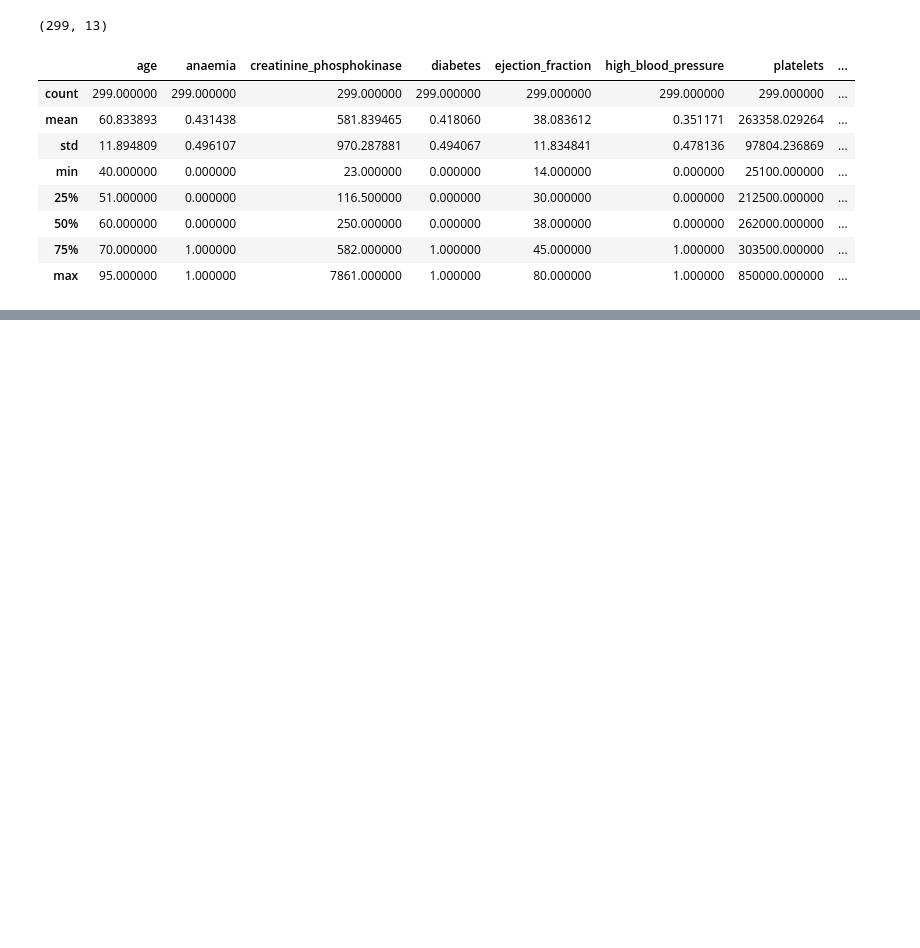
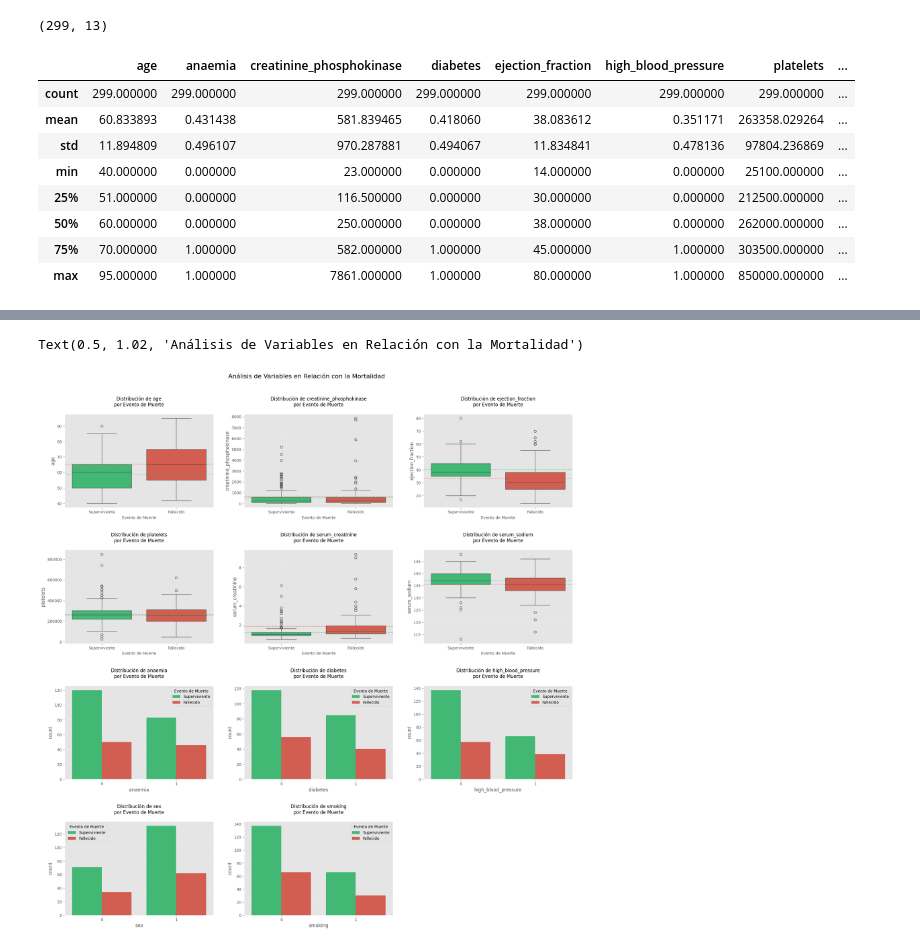
Before and after one commit to jetabaresj/DespliegueTeam23, a Jupyter notebook: Analisis descriptivo.ipynb, the cells around one changed output, grey strips where cells are left out. Saved outputs shown, nothing was run; the diff lists cells and outputs as text; code cells hidden in the pictures; blank space fills up the shorter version.

```diff
--- a/Analisis descriptivo.ipynb
+++ b/Analisis descriptivo.ipynb
@@ -33,0 +131,55 @@ El dataframe está compuesto por 299 filas y 13 columnas. Todas son de tipo num
+# %%
+# Definir las variables a visualizar
+num_vars = ['age', 'creatinine_phosphokinase', 'ejection_fraction',
+            'platelets', 'serum_creatinine', 'serum_sodium']
+cat_vars = ['anaemia', 'diabetes', 'high_blood_pressure', 'sex', 'smoking']
+
+# Calcular el número total de subplots necesarios
+total_plots = len(num_vars) + len(cat_vars)
+rows = (total_plots + 2) // 3
+
+# Crear la figura principal con subplots
+fig = plt.figure(figsize=(20, 5*rows))
+
+# Configurar el estilo general
+colors = ['#2ecc71', '#e74c3c']  # Verde para supervivientes, rojo para fallecidos
+
+# Función para personalizar los boxplots
+def customize_box(ax, title):
+    ax.set_title(title, fontsize=12, pad=20)
+    ax.set_xlabel('Evento de Muerte', fontsize=10)
+    ax.set_xticklabels(['Superviviente', 'Fallecido'])
+    ax.grid(True, alpha=0.3)
+
+# Función para personalizar los countplots
+def customize_count(ax, title):
+    ax.set_title(title, fontsize=12, pad=20)
+    ax.grid(True, alpha=0.3)
+
+# Crear los subplots para variables numéricas
+for i, var in enumerate(num_vars, 1):
+    ax = plt.subplot(rows, 3, i)
+    sns.boxplot(x='DEATH_EVENT', y=var, data=df, palette=colors, ax=ax)
+    customize_box(ax, f'Distribución de {var}\npor Evento de Muerte')
+
+    # Añadir valores estadísticos
+    means = df.groupby('DEATH_EVENT')[var].mean()
+    ax.axhline(y=means[0], color=colors[0], linestyle='--', alpha=0.5)
+    ax.axhline(y=means[1], color=colors[1], linestyle='--', alpha=0.5)
+
+# Crear los subplots para variables categóricas
+for i, var in enumerate(cat_vars, len(num_vars) + 1):
+    ax = plt.subplot(rows, 3, i)
+    sns.countplot(x=var, hue='DEATH_EVENT', data=df, palette=colors, ax=ax)
+    customize_count(ax, f'Distribución de {var}\npor Evento de Muerte')
+    ax.legend(title='Evento de Muerte', labels=['Superviviente', 'Fallecido'])
+
+# Ajustar el diseño
+plt.tight_layout(pad=3.0)
+
+# Añadir un título general
+fig.suptitle('Análisis de Variables en Relación con la Mortalidad',
+            fontsize=16, y=1.02)
+# %% [output]
+Text(0.5, 1.02, 'Análisis de Variables en Relación con la Mortalidad')
+[figure, added]
```
Also changed, not shown: parts of 17 cells of this notebook.
